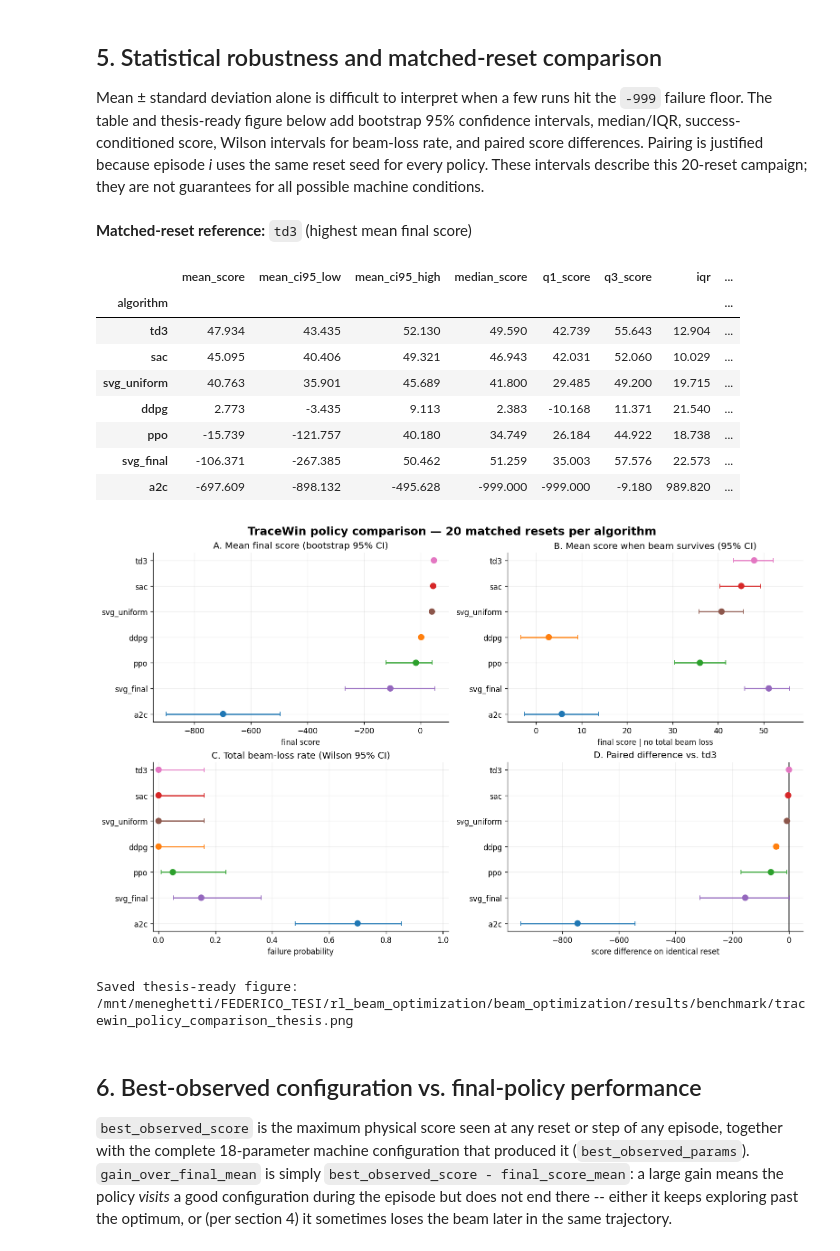
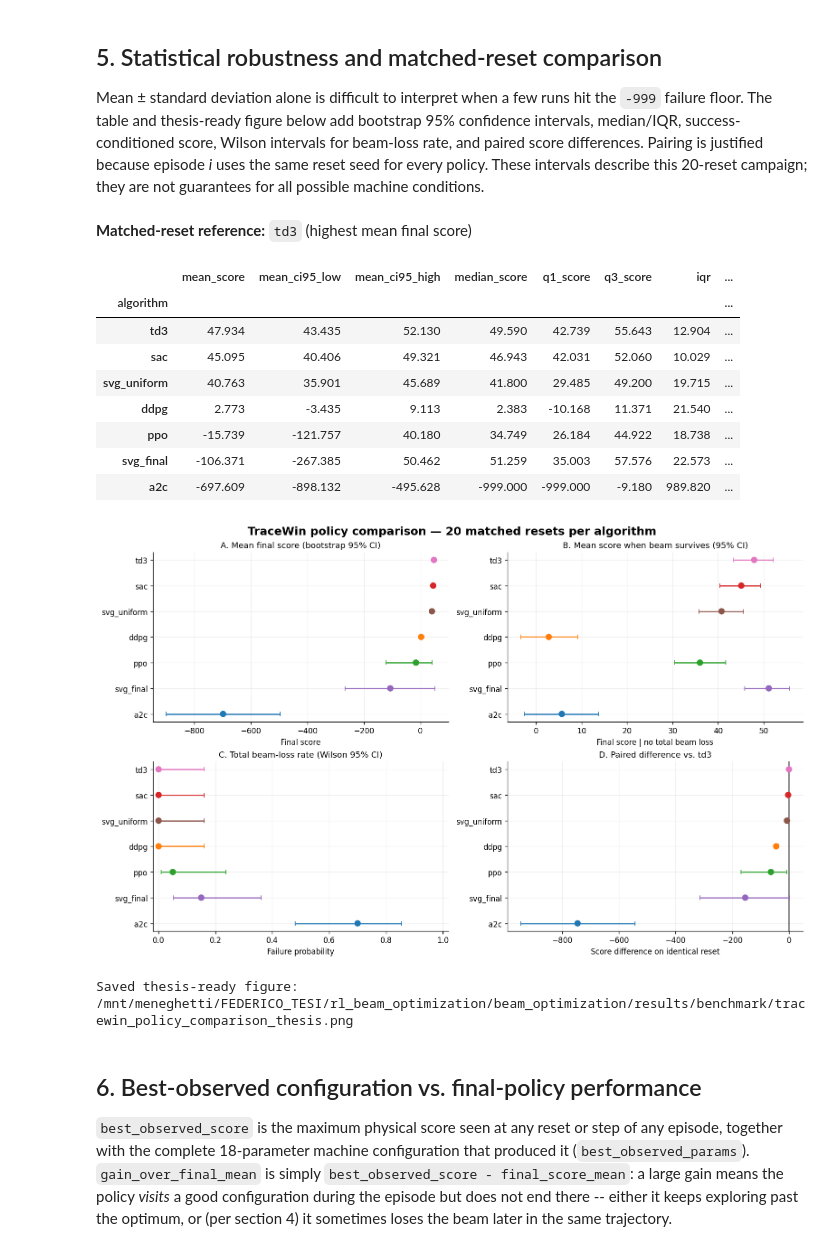
Before and after one commit to boorgoof/rl_beam_optimization, a Jupyter notebook: beam_optimization/results/benchmark_results_summary.ipynb, the cells around one changed output. Cells and saved outputs as stored; diff of their text form; code cells hidden in the pictures.

```diff
--- a/beam_optimization/results/benchmark_results_summary.ipynb
+++ b/beam_optimization/results/benchmark_results_summary.ipynb
@@ -356,15 +631,17 @@ reliability_display = reliability_df.copy()
 reliability_display.index = reliability_display.index.map(display_name)
 display(reliability_display.round(3))
 
-fig, ax = plt.subplots(figsize=(7, 4))
-colors = plt.rcParams["axes.prop_cycle"].by_key()["color"][: len(algorithms)]
-ax.bar([display_name(name) for name in reliability_df.index], reliability_df["failure_rate"], color=colors)
-ax.set_ylabel("fraction of episodes ending at ERROR_SCORE (lower is better)")
-ax.set_title("Total beam loss rate per algorithm (20 TraceWin episodes each)")
+fig, ax = plt.subplots(figsize=(7.5, 4.2))
+colors = ["#4c78a8" if value == 0 else "#d95f5f" for value in reliability_df["failure_rate"]]
+ax.bar([display_name(name) for name in reliability_df.index],
+       reliability_df["failure_rate"], color=colors, alpha=0.85)
+ax.set_ylabel("Failure rate")
+ax.set_title("Total beam-loss rate (20 TraceWin episodes)")
 ax.set_ylim(0, 1)
-ax.grid(axis="y", alpha=0.3)
-for i, v in enumerate(reliability_df["failure_rate"]):
-    ax.text(i, v + 0.02, f"{v:.0%}", ha="center")
+ax.grid(axis="y")
+ax.grid(False, axis="x")
+for position, value in enumerate(reliability_df["failure_rate"]):
+    ax.text(position, value + 0.025, f"{value:.0%}", ha="center", fontsize=9)
 plt.setp(ax.get_xticklabels(), rotation=20, ha="right")
 fig.tight_layout()
 plt.show()
@@ -462,49 +739,60 @@ colors = [palette[label] for label in labels]
 
 def horizontal_intervals(axis, centres, lows, highs):
     for yi, centre, low, high, color in zip(y, centres, lows, highs, colors):
-        axis.errorbar(centre, yi, xerr=[[centre - low], [high - centre]], fmt="none", ecolor=color, capsize=3)
+        axis.errorbar(centre, yi, xerr=[[centre - low], [high - centre]],
+                      fmt="none", ecolor=color, capsize=3)
 
 fig, axes = plt.subplots(2, 2, figsize=(13, 8), constrained_layout=True)
 
 mean = plot_df.mean_score.to_numpy()
 horizontal_intervals(axes[0, 0], mean, plot_df.mean_ci95_low, plot_df.mean_ci95_high)
 axes[0, 0].scatter(mean, y, c=colors, s=55, zorder=3)
-axes[0, 0].set(yticks=y, yticklabels=labels, title="A. Mean final score (bootstrap 95% CI)", xlabel="final score")
+axes[0, 0].set(yticks=y, yticklabels=labels,
+               title="A. Mean final score (bootstrap 95% CI)", xlabel="Final score")
 
 survival_mean = plot_df.mean_if_beam_survives.to_numpy()
-horizontal_intervals(axes[0, 1], survival_mean, plot_df.survival_mean_ci95_low, plot_df.survival_mean_ci95_high)
+horizontal_intervals(axes[0, 1], survival_mean,
+                     plot_df.survival_mean_ci95_low, plot_df.survival_mean_ci95_high)
 axes[0, 1].scatter(survival_mean, y, c=colors, s=55, zorder=3)
-axes[0, 1].set(yticks=y, yticklabels=labels, title="B. Mean score when beam survives (95% CI)", xlabel="final score | no total beam loss")
+axes[0, 1].set(yticks=y, yticklabels=labels,
+               title="B. Mean score when beam survives (95% CI)",
+               xlabel="Final score | no total beam loss")
 
 failure = plot_df.failure_rate.to_numpy()
 horizontal_intervals(axes[1, 0], failure, plot_df.failure_ci95_low, plot_df.failure_ci95_high)
 axes[1, 0].scatter(failure, y, c=colors, s=55, zorder=3)
-axes[1, 0].set(yticks=y, yticklabels=labels, title="C. Total beam-loss rate (Wilson 95% CI)", xlabel="failure probability", xlim=(-0.02, 1.02))
+axes[1, 0].set(yticks=y, yticklabels=labels,
+               title="C. Total beam-loss rate (Wilson 95% CI)",
+               xlabel="Failure probability", xlim=(-0.02, 1.02))
 
 delta_col = f"paired_delta_vs_{display_name(reference_algorithm)}"
 delta = plot_df[delta_col].to_numpy()
 axes[1, 1].axvline(0, color="black", linewidth=1)
-horizontal_intervals(axes[1, 1], delta, plot_df.paired_delta_ci95_low, plot_df.paired_delta_ci95_high)
+horizontal_intervals(axes[1, 1], delta,
+                     plot_df.paired_delta_ci95_low, plot_df.paired_delta_ci95_high)
 axes[1, 1].scatter(delta, y, c=colors, s=55, zorder=3)
-axes[1, 1].set(yticks=y, yticklabels=labels, title=f"D. Paired difference vs. {display_name(reference_algorithm)}", xlabel="score difference on identical reset")
+axes[1, 1].set(yticks=y, yticklabels=labels,
+               title=f"D. Paired difference vs. {display_name(reference_algorithm)}",
+               xlabel="Score difference on identical reset")
 
-fig.suptitle("TraceWin policy comparison — 20 matched resets per algorithm", fontsize=15, fontweight="bold")
+fig.suptitle("TraceWin policy comparison — 20 matched resets per algorithm",
+             fontsize=15, fontweight="bold")
 thesis_plot = BENCHMARK_DIR / "tracewin_policy_comparison_thesis.png"
 fig.savefig(thesis_plot, dpi=220, bbox_inches="tight")
 plt.show()
 print("Saved thesis-ready figure:", thesis_plot)
 # %% [output]
 **Matched-reset reference:** `td3` (highest mean final score)
 |  | mean_score | mean_ci95_low | mean_ci95_high | median_score | q1_score | q3_score | iqr | ... |
 | algorithm |  |  |  |  |  |  |  | ... |
 | td3 | 47.934 | 43.435 | 52.130 | 49.590 | 42.739 | 55.643 | 12.904 | ... |
 | sac | 45.095 | 40.406 | 49.321 | 46.943 | 42.031 | 52.060 | 10.029 | ... |
 | svg_uniform | 40.763 | 35.901 | 45.689 | 41.800 | 29.485 | 49.200 | 19.715 | ... |
 | ddpg | 2.773 | -3.435 | 9.113 | 2.383 | -10.168 | 11.371 | 21.540 | ... |
 | ppo | -15.739 | -121.757 | 40.180 | 34.749 | 26.184 | 44.922 | 18.738 | ... |
 | svg_final | -106.371 | -267.385 | 50.462 | 51.259 | 35.003 | 57.576 | 22.573 | ... |
 | a2c | -697.609 | -898.132 | -495.628 | -999.000 | -999.000 | -9.180 | 989.820 | ... |
-[figure, old version]
+[figure, new version]
 Saved thesis-ready figure: /mnt/meneghetti/FEDERICO_TESI/rl_beam_optimization/beam_optimization/results/benchmark/tracewin_policy_comparison_thesis.png
 # %% [markdown]
 ## 6. Best-observed configuration vs. final-policy performance
```
Also changed, not shown: parts of 25 cells of this notebook, 8 other files.
